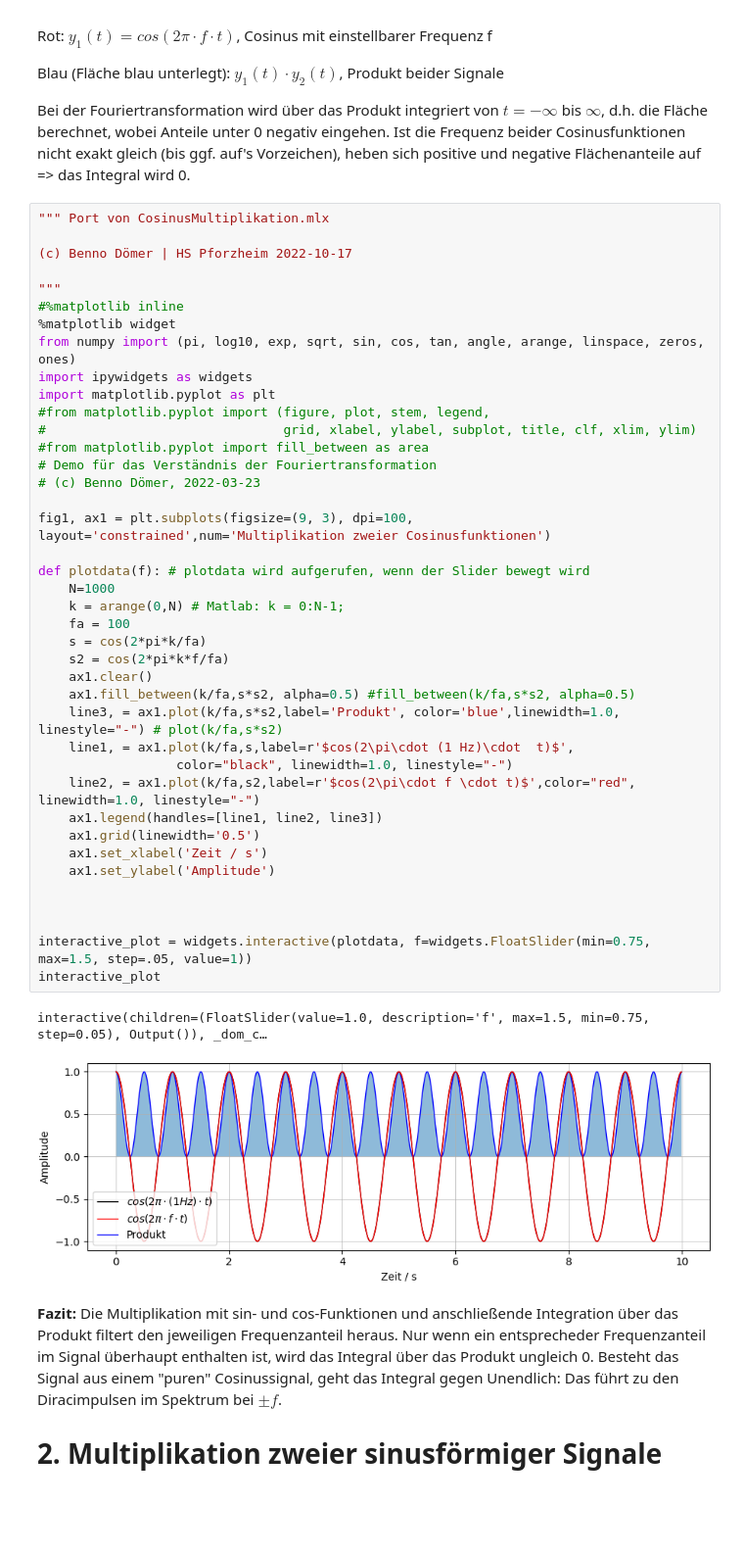
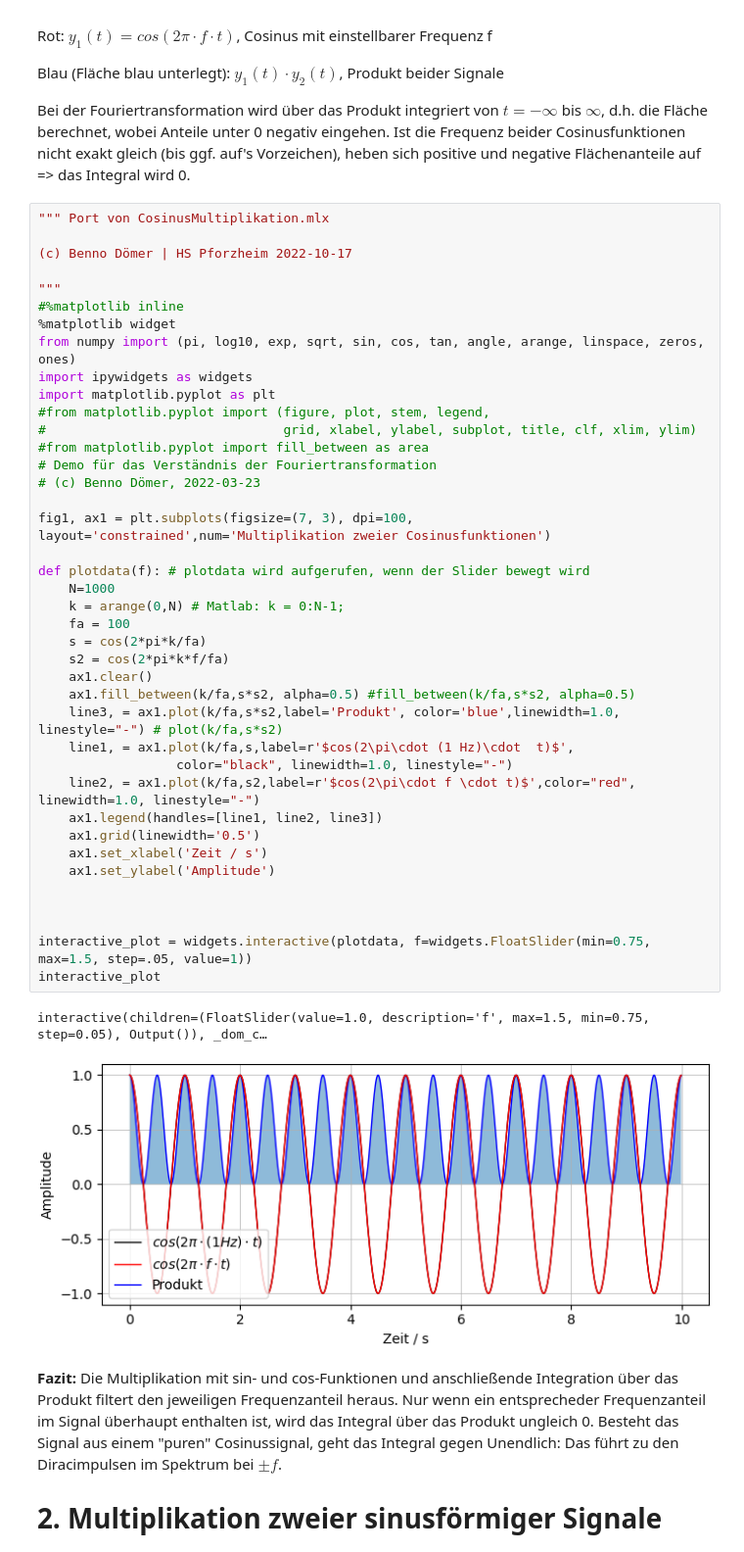
Before and after one commit to bdcodebase/sv-demos, a Jupyter notebook: CosinusMultiplikation.ipynb, the cells around one changed output. Shown: that part at 98% size. Drawn from its saved outputs; the diff is of its cells as text; blank space fills up the shorter version.

Commit message:
zPlot got second plot, other scripts: shrinked plots for tablet use

```diff
--- a/CosinusMultiplikation.ipynb
+++ b/CosinusMultiplikation.ipynb
@@ -26,35 +26,35 @@ import matplotlib.pyplot as plt
 #from matplotlib.pyplot import (figure, plot, stem, legend,
 #                               grid, xlabel, ylabel, subplot, title, clf, xlim, ylim)
 #from matplotlib.pyplot import fill_between as area
 # Demo für das Verständnis der Fouriertransformation
 # (c) Benno Dömer, 2022-03-23
 
-fig1, ax1 = plt.subplots(figsize=(9, 3), dpi=100, layout='constrained',num='Multiplikation zweier Cosinusfunktionen')
+fig1, ax1 = plt.subplots(figsize=(7, 3), dpi=100, layout='constrained',num='Multiplikation zweier Cosinusfunktionen')
 
 def plotdata(f): # plotdata wird aufgerufen, wenn der Slider bewegt wird
     N=1000
     k = arange(0,N) # Matlab: k = 0:N-1;
     fa = 100
     s = cos(2*pi*k/fa)
     s2 = cos(2*pi*k*f/fa)
     ax1.clear()
     ax1.fill_between(k/fa,s*s2, alpha=0.5) #fill_between(k/fa,s*s2, alpha=0.5)
     line3, = ax1.plot(k/fa,s*s2,label='Produkt', color='blue',linewidth=1.0, linestyle="-") # plot(k/fa,s*s2)
     line1, = ax1.plot(k/fa,s,label=r'$cos(2\pi\cdot (1 Hz)\cdot  t)$',
                   color="black", linewidth=1.0, linestyle="-")
     line2, = ax1.plot(k/fa,s2,label=r'$cos(2\pi\cdot f \cdot t)$',color="red", linewidth=1.0, linestyle="-")
     ax1.legend(handles=[line1, line2, line3])
     ax1.grid(linewidth='0.5')
     ax1.set_xlabel('Zeit / s')
     ax1.set_ylabel('Amplitude')
 
 
 
 interactive_plot = widgets.interactive(plotdata, f=widgets.FloatSlider(min=0.75, max=1.5, step=.05, value=1))
 interactive_plot
 # %% [output]
 interactive(children=(FloatSlider(value=1.0, description='f', max=1.5, min=0.75, step=0.05), Output()), _dom_c…
-[figure, old version]
+[figure, new version]
 # %% [markdown]
 **Fazit:** Die Multiplikation mit sin- und cos-Funktionen und anschließende Integration über das Produkt filtert den jeweiligen Frequenzanteil heraus. Nur wenn ein entsprecheder Frequenzanteil im Signal überhaupt enthalten ist, wird das Integral über das Produkt ungleich 0. Besteht das Signal aus einem "puren" Cosinussignal, geht das Integral gegen Unendlich: Das führt zu den Diracimpulsen im Spektrum bei $\pm f$.
 
```
Also changed, not shown: parts of 2 cells of this notebook, 3 other files.
